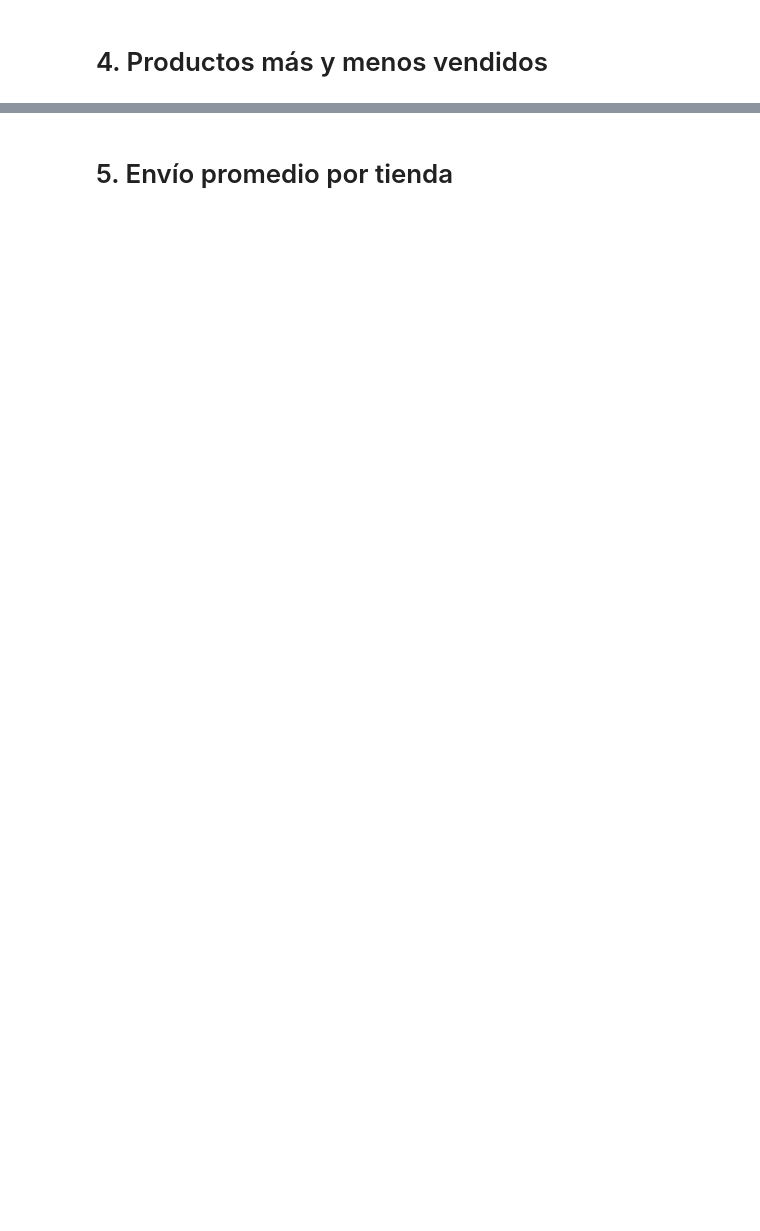
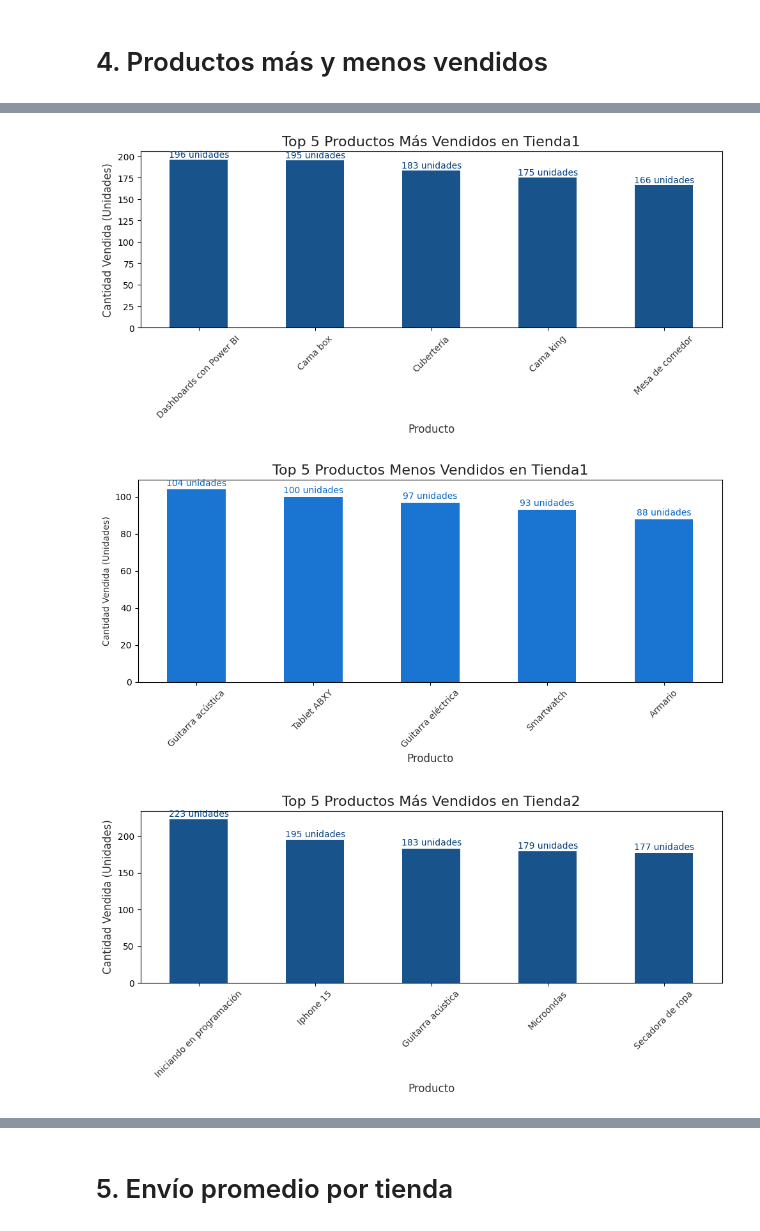
Before and after one commit to YajaGen/Tiendas-Alura, a Jupyter notebook: AluraStoreLatam.ipynb, the cells around one changed output, grey strips where cells are left out. Cells and saved outputs as stored; diff of their text form; code cells hidden in the pictures; blank space fills up the shorter version.

```diff
--- a/AluraStoreLatam.ipynb
+++ b/AluraStoreLatam.ipynb
@@ -220,0 +81,19 @@ print(df_valoraciones)
+# %%
+# Crear una lista con los DataFrames individuales y los nombres de las tiendas
+tiendas = [tienda, tienda2, tienda3, tienda4]
+nombres = ["Tienda1", "Tienda2", "Tienda3", "Tienda4"]
+
+# Cálculo detallado de la calificación promedio en porcentaje
+calificaciones_promedio_porcentaje = []
+for idx, tienda in enumerate(tiendas):
+    suma_calificaciones = tienda["Calificación"].sum()
+    total_calificaciones = tienda["Calificación"].count()
+    calificacion_promedio = suma_calificaciones / total_calificaciones
+    calificacion_porcentaje = calificacion_promedio * 20  # Conversión a porcentaje
+    calificaciones_promedio_porcentaje.append(calificacion_porcentaje)
+    # Mostrar cálculos paso a paso
+    print(f"Cálculos para {nombres[idx]}:")
+    print(f"  - Suma de calificaciones: {suma_calificaciones:.2f}")
+    print(f"  - Total de calificaciones: {total_calificaciones}")
+    print(f"  - Calificación promedio: {calificacion_promedio:.2f} ({calificacion_porcentaje:.2f}%)")
+    print("-" * 50)
@@ -405,0 +165,55 @@ generar_barras_apiladas_tiendas(df_combined, top_n=5)
+# %%
+def grafico_top_productos_por_tienda(tienda, nombre_tienda, top=5):
+    ventas_productos = tienda.groupby("Producto")["Cantidad de cuotas"].sum().sort_values(ascending=False)
+
+    # Colores corporativos
+    color_mas_vendidos = "#004080"  # Azul oscuro para más vendidos
+    color_menos_vendidos = "#0066CC"  # Azul claro para menos vendidos
+
+    # Graficar los TOP más vendidos
+    plt.figure(figsize=(10, 5))
+    bars = ventas_productos.head(top).plot(kind="bar", color=color_mas_vendidos, alpha=0.9)
+    plt.title(f"Top {top} Productos Más Vendidos en {nombre_tienda}", fontsize=16, color="#222222")
+    plt.xlabel("Producto", fontsize=12, color="#333333")
+    plt.ylabel("Cantidad Vendida (Unidades)", fontsize=12, color="#333333")
+    plt.xticks(rotation=45, fontsize=10, color="#333333")
+
+    # Añadir etiquetas de datos en las barras
+    for bar in bars.containers[0]:
+        plt.text(
+            bar.get_x() + bar.get_width() / 2,
+            bar.get_height() + 1,  # Ajustar posición de etiquetas
+            f"{bar.get_height():,.0f} unidades",
+            ha="center", va="bottom", fontsize=10, color="#004080"
+        )
+
+    plt.tight_layout()
+    plt.show()
+
+    # Graficar los TOP menos vendidos
+    plt.figure(figsize=(10, 5))
+    bars = ventas_productos.tail(top).plot(kind="bar", color=color_menos_vendidos, alpha=0.9)
+    plt.title(f"Top {top} Productos Menos Vendidos en {nombre_tienda}", fontsize=16, color="#222222")
+    plt.xlabel("Producto", fontsize=12, color="#333333")
+    plt.ylabel("Cantidad Vendida (Unidades)", fontsize=10, color="#333333")
+    plt.xticks(rotation=45, fontsize=10, color="#333333")
+
+    # Añadir etiquetas de datos en las barras
+    for bar in bars.containers[0]:
+        plt.text(
+            bar.get_x() + bar.get_width() / 2,
+            bar.get_height() + 1,  # Ajustar posición de etiquetas
+            f"{bar.get_height():,.0f} unidades",
+            ha="center", va="bottom", fontsize=10, color="#0066CC"
+        )
+
+    plt.tight_layout()
+    plt.show()
+
+# Llamar a la función para cada tienda
+for idx, tienda in enumerate(tiendas):
+    grafico_top_productos_por_tienda(tienda, nombres[idx])
+# %% [output]
+[figure, added]
+[figure, added]
+[figure, added]
```
Also changed, not shown: parts of 20 cells of this notebook.
